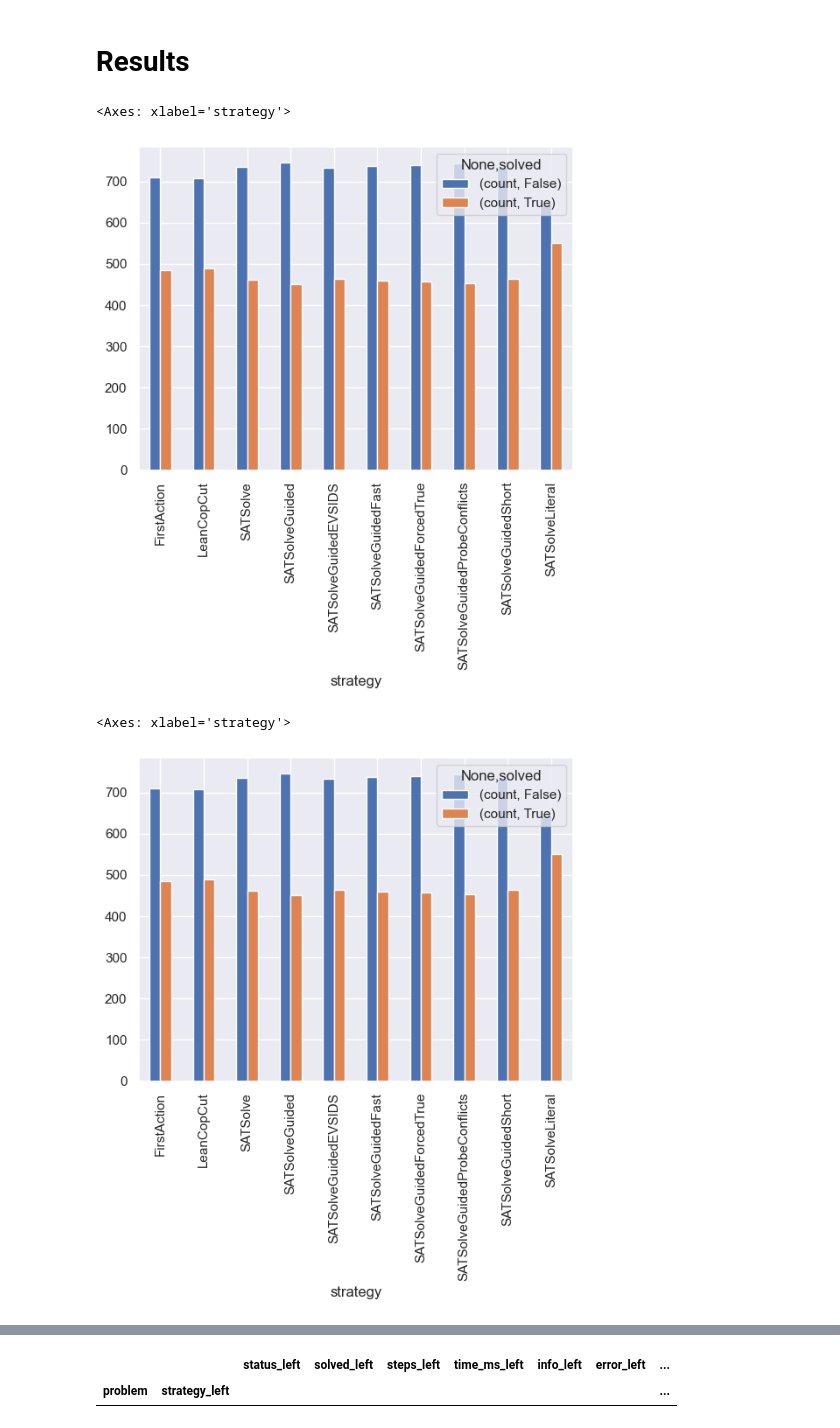
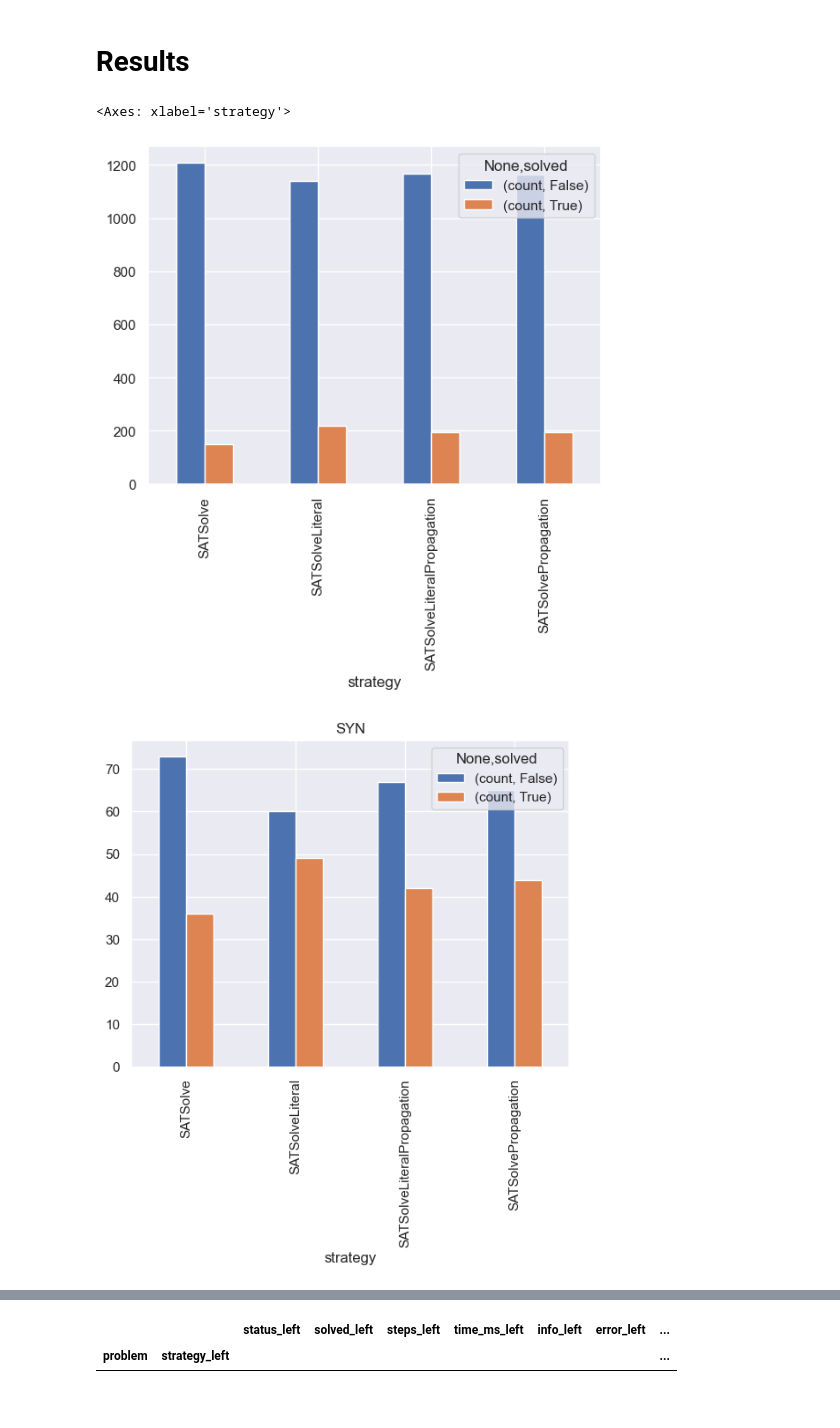
Before and after one commit to mfixman/connections, a Jupyter notebook: jupyter/Analysis_sat.ipynb, the cells around one changed output, grey strips where cells are left out. Drawn from its saved outputs; the diff is of its cells as text; code cells hidden in the pictures.

```diff
--- a/jupyter/Analysis_sat.ipynb
+++ b/jupyter/Analysis_sat.ipynb
@@ -34,7 +34,7 @@ seaborn.set()
     # )
 # ]).set_index(['problem', 'strategy'])
 
-data = pandas.read_csv('results/sat_t1_SYN.csv', index_col = ['problem', 'strategy'])
+data = pandas.read_csv('results/small_literals.csv', index_col = ['problem', 'strategy'])
 # %%
 strategies = data.index.get_level_values('strategy').unique()
 strategies
@@ -109,12 +95,13 @@ dtype: int64
 data.groupby(level = 'strategy').solved.value_counts().to_frame().reset_index('solved').pivot(columns = 'solved').plot.bar()
 # %% [output]
 <Axes: xlabel='strategy'>
-[figure, old version]
+[figure, new version]
 # %%
 data[data.index.get_level_values('problem').str[:3] == 'SYN'].groupby(level = 'strategy').solved.value_counts().to_frame().reset_index('solved').pivot(columns = 'solved').plot.bar()
+pyplot.title('SYN')
+None
 # %% [output]
-<Axes: xlabel='strategy'>
-[figure, old version]
+[figure, new version]
 # %%
 merged = pandas.merge(
     data.reset_index('strategy'),
```
Also changed, not shown: parts of 7 cells of this notebook, 1 other file.
